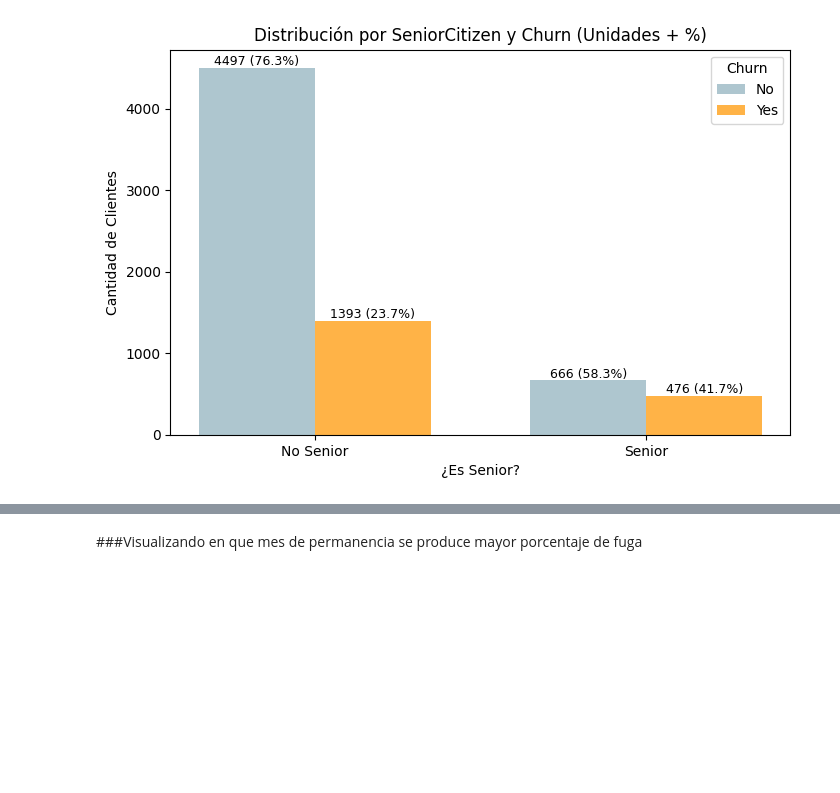
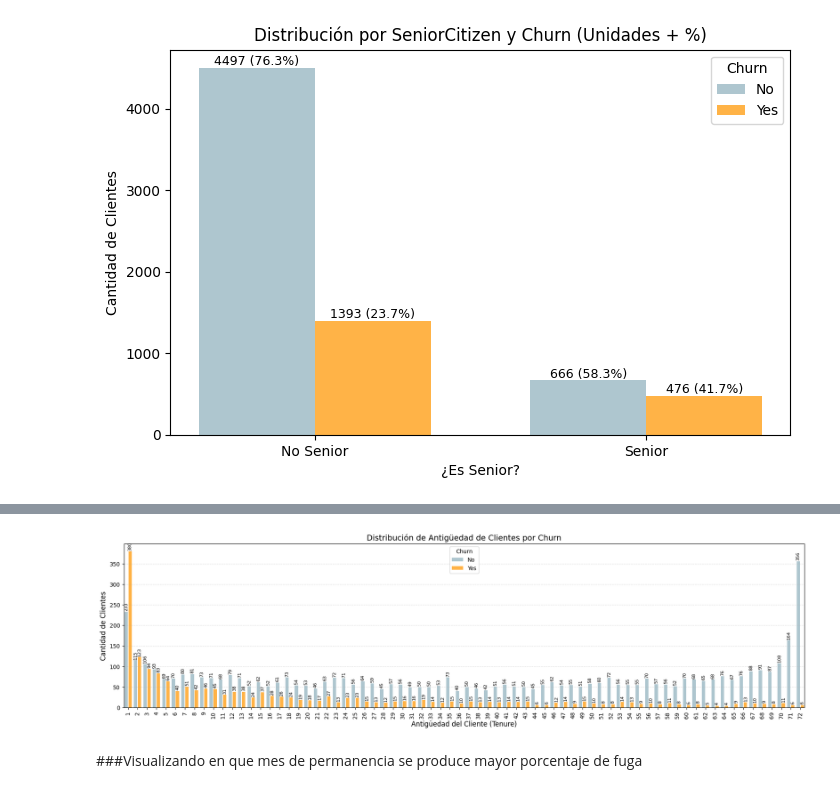
Before and after one commit to Saya-Sayita/Challenge2-TelecomX-main, a Jupyter notebook: Challenge2_TelecomX.ipynb, the cells around one changed output, grey strips where cells are left out. Cells and saved outputs as stored; diff of their text form; code cells hidden in the pictures; blank space fills up the shorter version.

```diff
--- a/Challenge2_TelecomX.ipynb
+++ b/Challenge2_TelecomX.ipynb
@@ -514,6 +514,62 @@ plt.show()
 px.histogram(df_normalizado, x = 'customer.tenure', text_auto = True, color = 'Churn', barmode = 'group', color_discrete_sequence=['#AEC6CF', '#FFB347'])
 # %% [output]
 [interactive output not drawn]
+# %%
+import matplotlib.pyplot as plt
+import numpy as np
+
+# Preparar los datos
+bins = sorted(df_normalizado['customer.tenure'].unique())
+churn_values = ['No', 'Yes']
+colors = {'No': '#AEC6CF', 'Yes': '#FFB347'}
+
+# Calcular histogramas por cada valor de Churn
+data_churn = {churn: df_normalizado[df_normalizado['Churn'] == churn]['customer.tenure'] for churn in churn_values}
+counts_churn = {
+    churn: np.histogram(data_churn[churn], bins=np.arange(min(bins) - 0.5, max(bins) + 1.5))[0]
+    for churn in churn_values
+}
+
+# Posiciones para barras agrupadas
+x = np.array(bins)
+bar_width = 0.35
+group_spacing = 0.15  # separación entre grupos
+total_width = 2 * bar_width + group_spacing
+
+fig, ax = plt.subplots(figsize=(18, 6))
+
+for i, churn in enumerate(churn_values):
+    offset = (i - 0.5) * (bar_width + group_spacing / 2)
+    positions = x + offset
+    bars = ax.bar(positions, counts_churn[churn], width=bar_width, color=colors[churn], label=churn)
+
+    # Etiquetas sobre las barras
+    for bar in bars:
+        height = bar.get_height()
+        if height > 0:
+            ax.text(bar.get_x() + bar.get_width() / 2, height + 2, f'{int(height)}',
+                    ha='center', va='bottom', fontsize=8, rotation=90)
+
+# Títulos y etiquetas
+ax.set_title('Distribución de Antigüedad de Clientes por Churn', fontsize=14)
+ax.set_xlabel('Antigüedad del Cliente (Tenure)', fontsize=12)
+ax.set_ylabel('Cantidad de Clientes', fontsize=12)
+ax.set_xticks(x)
+ax.set_xticklabels(x, rotation=90)
+
+# Márgenes ajustados
+ax.set_xlim(x[0] - total_width / 2, x[-1] + total_width / 2)
+plt.subplots_adjust(left=0.05, right=0.99, bottom=0.2, top=0.88)
+
+# Grilla
+ax.grid(axis='y', linestyle='--', alpha=0.4)
+
+# Leyenda
+ax.legend(title='Churn')
+
+plt.show()
+# %% [output]
+[figure, added]
 # %% [markdown]
 ###Visualizando en que mes de permanencia se produce mayor porcentaje de fuga
 # %%
```
